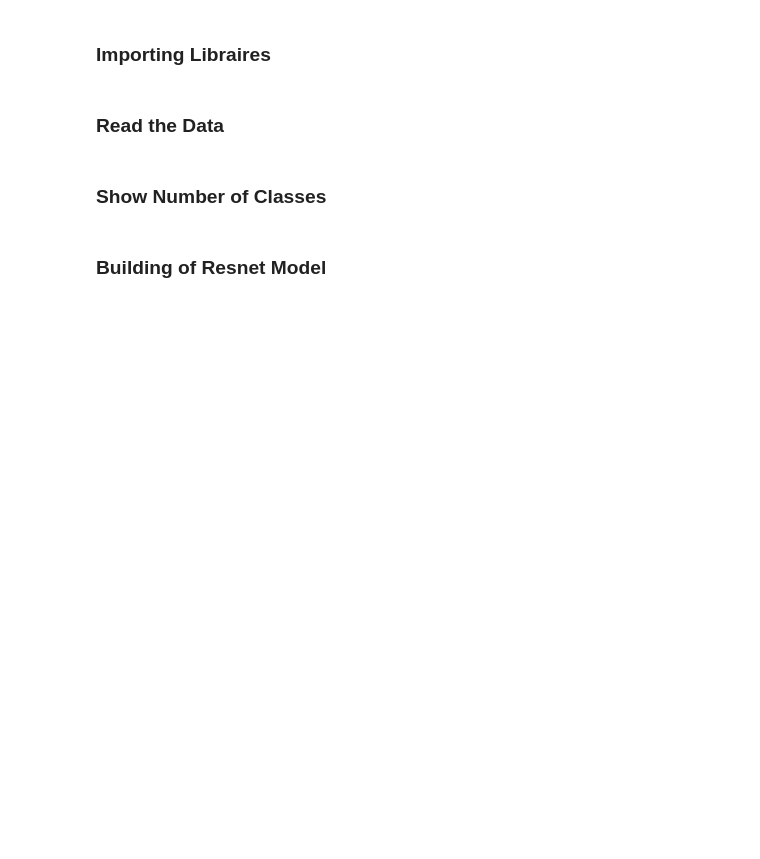
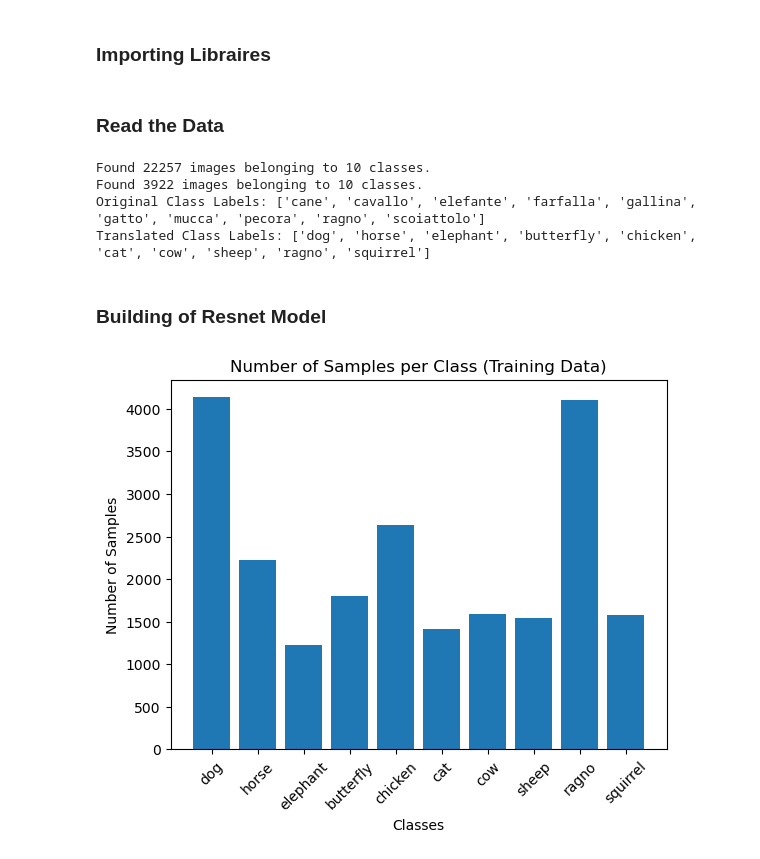
Before and after one commit to kayleeodom/CIS377-Animal-Classification, a Jupyter notebook: CIS377-Animal-Classification/resnet.ipynb, the cells around one changed output. Cells and saved outputs as stored; diff of their text form; code cells hidden in the pictures; blank space fills up the shorter version.

```diff
--- a/CIS377-Animal-Classification/resnet.ipynb
+++ b/CIS377-Animal-Classification/resnet.ipynb
@@ -54,4 +13,30 @@
-# %% [markdown]
-### Show Number of Classes
+# %%
+# Import the utility functions
+from animal_classification import get_data_generators, display_translated_labels
+
+# Set the directory path for images
+directory = r'csv/raw-img'
+
+# Get the data generators
+train_generator, validation_generator = get_data_generators(directory)
+
+# Display and translate class labels
+class_labels, translated_labels = display_translated_labels(train_generator)
+# %% [output]
+Found 22257 images belonging to 10 classes.
+Found 3922 images belonging to 10 classes.
+Original Class Labels: ['cane', 'cavallo', 'elefante', 'farfalla', 'gallina', 'gatto', 'mucca', 'pecora', 'ragno', 'scoiattolo']
+Translated Class Labels: ['dog', 'horse', 'elephant', 'butterfly', 'chicken', 'cat', 'cow', 'sheep', 'ragno', 'squirrel']
 # %% [markdown]
 ### Building of Resnet Model
+# %%
+train_class_counts = np.bincount(train_generator.classes)
+x = np.arange(len(translated_labels))
+plt.bar(x, train_class_counts)
+plt.xticks(x, translated_labels, rotation=45)
+plt.xlabel("Classes")
+plt.ylabel("Number of Samples")
+plt.title("Number of Samples per Class (Training Data)")
+plt.show()
+# %% [output]
+[figure, added]
```
Also changed, not shown: parts of 4 cells of this notebook, 4 other files.
